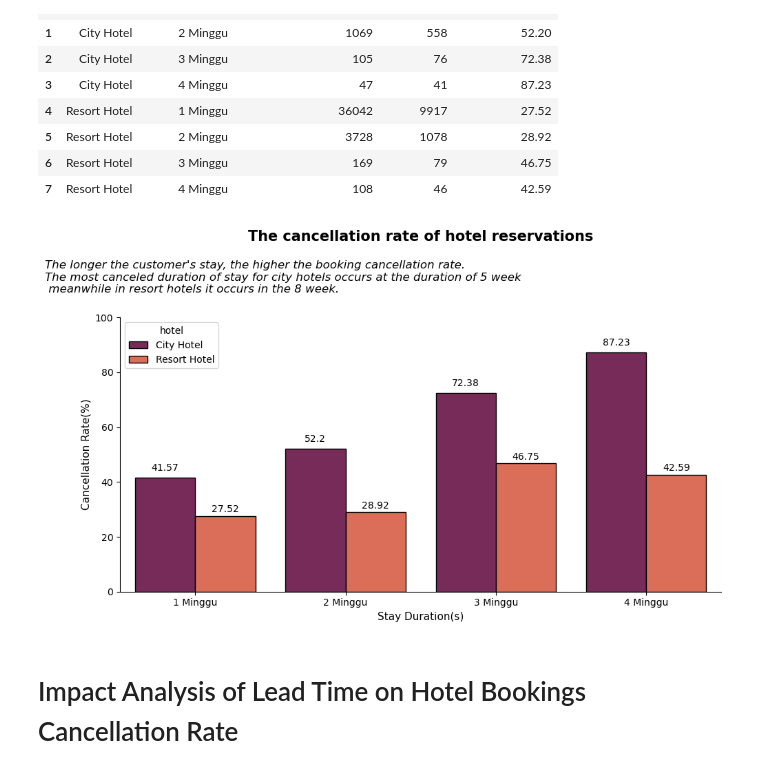
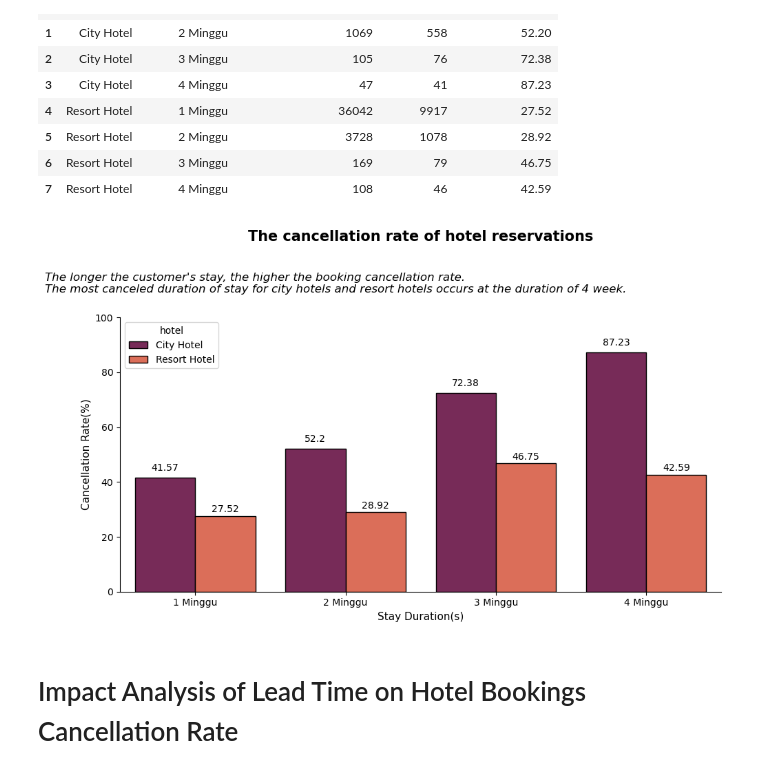
Before and after one commit to ariniamsr/Investigate_Hotel_Business, a Jupyter notebook: Submission.ipynb, the cells around one changed output. Drawn from its saved outputs; the diff is of its cells as text; code cells hidden in the pictures.

```diff
--- a/Submission.ipynb
+++ b/Submission.ipynb
@@ -352,26 +352,26 @@ df1_avg
 # %%
 fig, ax = plt.subplots(figsize=(10,6))
 plt.title('The cancellation rate of hotel reservations', fontsize=15, color='black', weight='bold', pad=80)
-plt.text(x=-1, y=109, s="The longer the customer's stay, the higher the booking cancellation rate.\nThe most canceled duration of stay for city hotels occurs at the duration of 5 week\n meanwhile in resort hotels it occurs in the 8 week.", fontsize=12, fontstyle='italic')
+plt.text(x=-1, y=109, s="The longer the customer's stay, the higher the booking cancellation rate.\nThe most canceled duration of stay for city hotels and resort hotels occurs at the duration of 4 week.", fontsize=12, fontstyle='italic')
 sns.barplot(x='grup_menginap', y='cancellation_rate', data=df1_avg, hue='hotel', edgecolor='black', palette='rocket')
 
 # sns.regplot(x=np.arange(0, len(df_plot[df_plot['hotel'] == 'City Hotel'])), y='cancellation_rate',
 #             data=df_plot[df_plot['hotel'] == 'City Hotel'], scatter=False, label = 'Trend City Hotel', truncate=False)
 # sns.regplot(x=np.arange(0, len(df_plot[df_plot['hotel'] == 'City Hotel'])), y='cancellation_rate',
 #             data=df_plot[df_plot['hotel'] == 'Resort Hotel'], scatter=False, label='Trend Resort Hotel', truncate=False)
 
 plt.xlabel('Stay Duration(s)', fontsize=11)
 plt.ylabel('Cancellation Rate(%)', fontsize=11)
 plt.ylim(0,100)
 
 plt.bar_label(ax.containers[0], padding=5)
 plt.bar_label(ax.containers[1], padding=2)
 
 sns.despine()
 plt.tight_layout()
 plt.savefig('stay_duration.png', dpi=10)
 # %% [output]
-[figure, old version]
+[figure, new version]
 # %% [markdown]
 # Impact Analysis of Lead Time on Hotel Bookings Cancellation Rate
 # %% [markdown]
```
